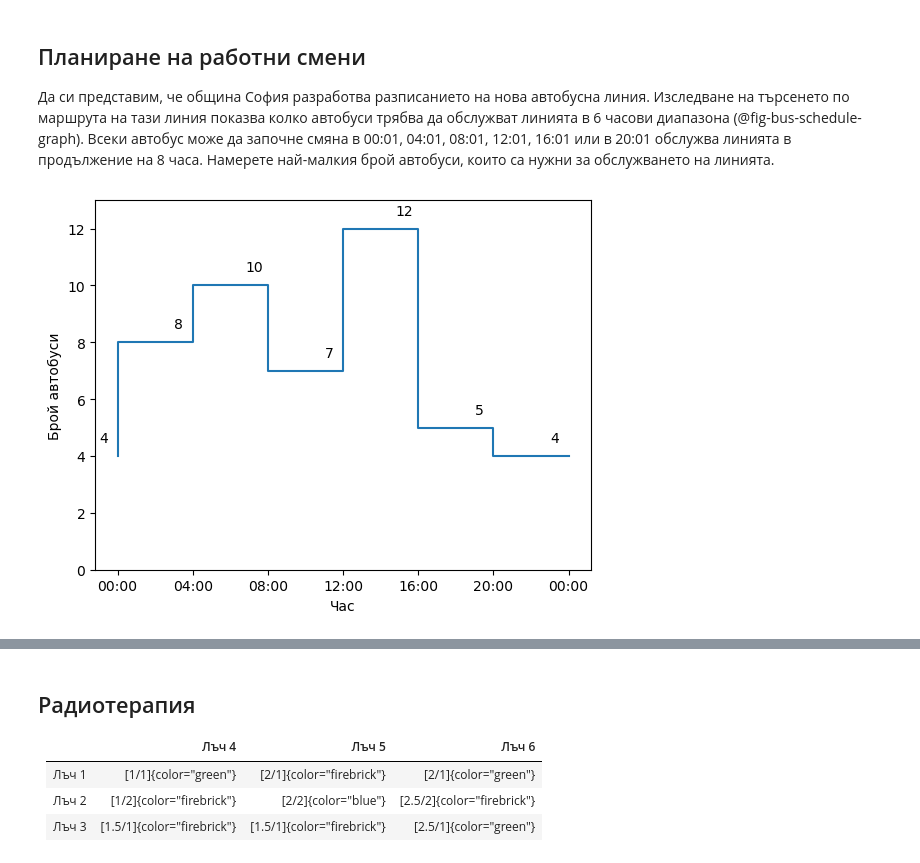
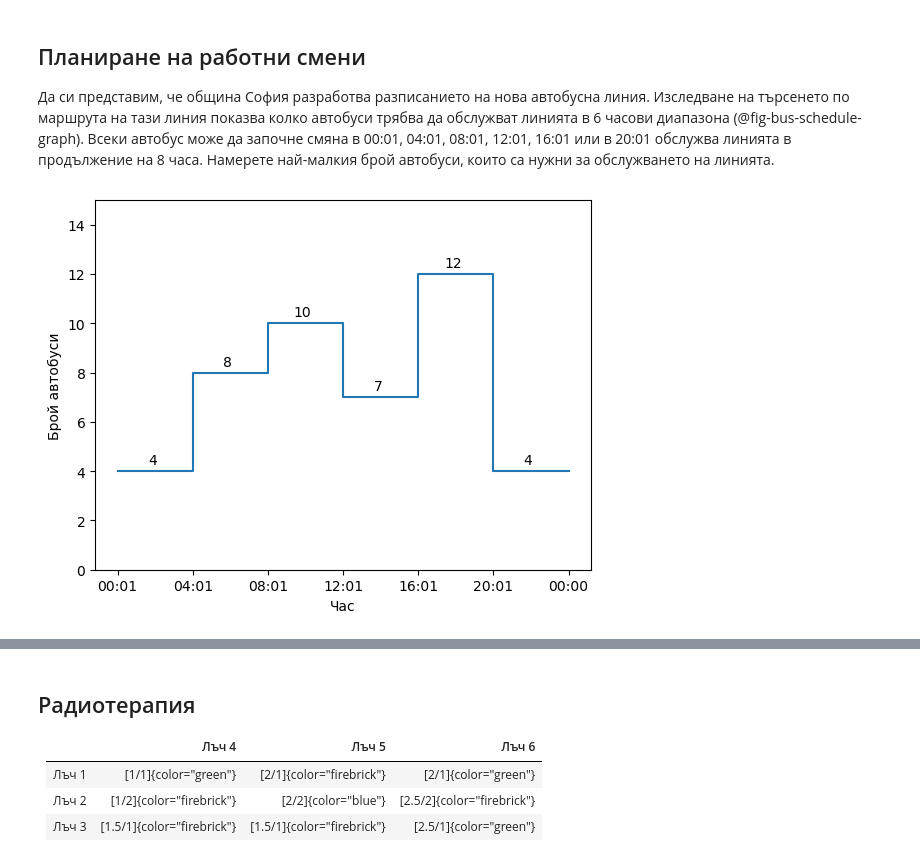
Before and after one commit to febse/opt2024, a Jupyter notebook: 00-Assignments/assignments.ipynb, the cells around one changed output, grey strips where cells are left out. Cells and saved outputs as stored; diff of their text form; code cells hidden in the pictures.

```diff
--- a/00-Assignments/assignments.ipynb
+++ b/00-Assignments/assignments.ipynb
@@ -598,25 +682,28 @@ constr_df
 # %%
 #| fold-code: true
 #| label: fig-bus-schedule-graph
 #| fig-cap: "График на натоварване на автобусите през деня"
 
 import pandas as pd
+import numpy as np
 import matplotlib.pyplot as plt
 
 # Create DataFrame
 schedule_df = pd.DataFrame({
-  'shift': [1, 2, 3, 4, 5, 6, 7],
-  'demand': [4, 8, 10, 7, 12, 5, 4]
+  'shift': ["00:01", "04:01", "08:01", "12:01", "16:01", "20:01", "00:00"],
+  'demand': [4, 8, 10, 7, 12, 4, 4]
 })
 
 # Plot
-plt.step(schedule_df['shift'], schedule_df['demand'])
-plt.ylim(0, 13)
-plt.xticks(ticks = schedule_df['shift'], labels = ["00:00", "04:00", "08:00", "12:00", "16:00", "20:00", "00:00"])
+plt.step(schedule_df['shift'], schedule_df['demand'], where='post')
+plt.ylim(0, 15)
 plt.xlabel('Час')
 plt.ylabel('Брой автобуси')
 for i, txt in enumerate(schedule_df['demand']):
-    plt.annotate(txt, (schedule_df['shift'][i], schedule_df['demand'][i]), textcoords="offset points", xytext=(-10,10), ha='center')
+    if i == len(schedule_df) - 1:
+      continue
+
+    plt.annotate(txt, (schedule_df['shift'][i], schedule_df['demand'][i]), textcoords="offset points", xytext=(25,5), ha='center')
 plt.show()
 # %% [output]
-[figure, old version]
+[figure, new version]
```
Also changed, not shown: parts of 12 cells of this notebook, 1 other file.
